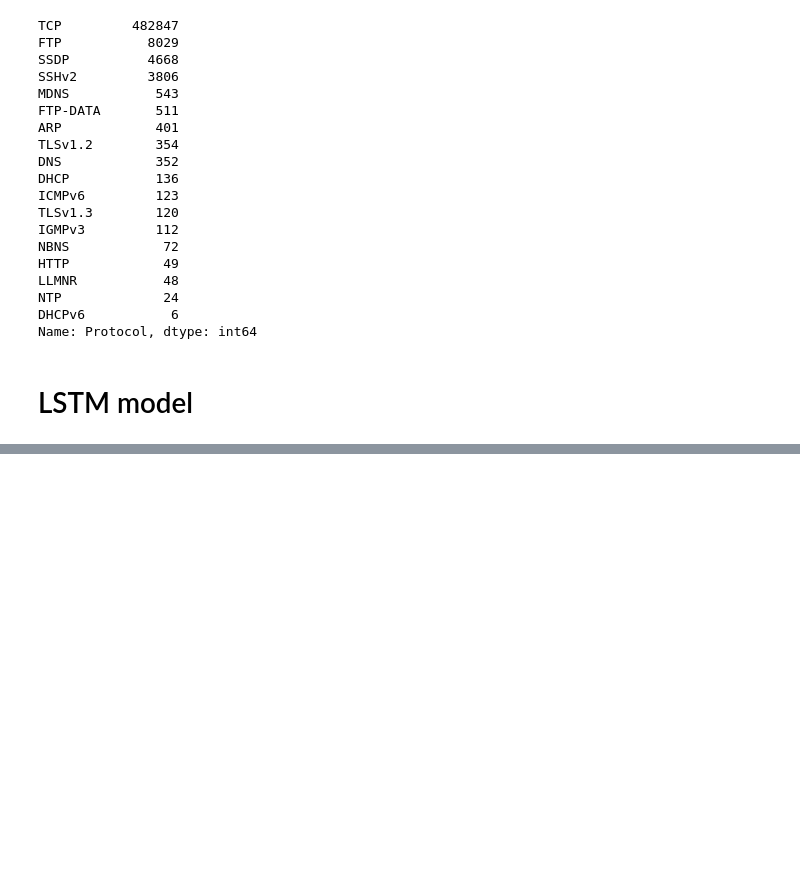
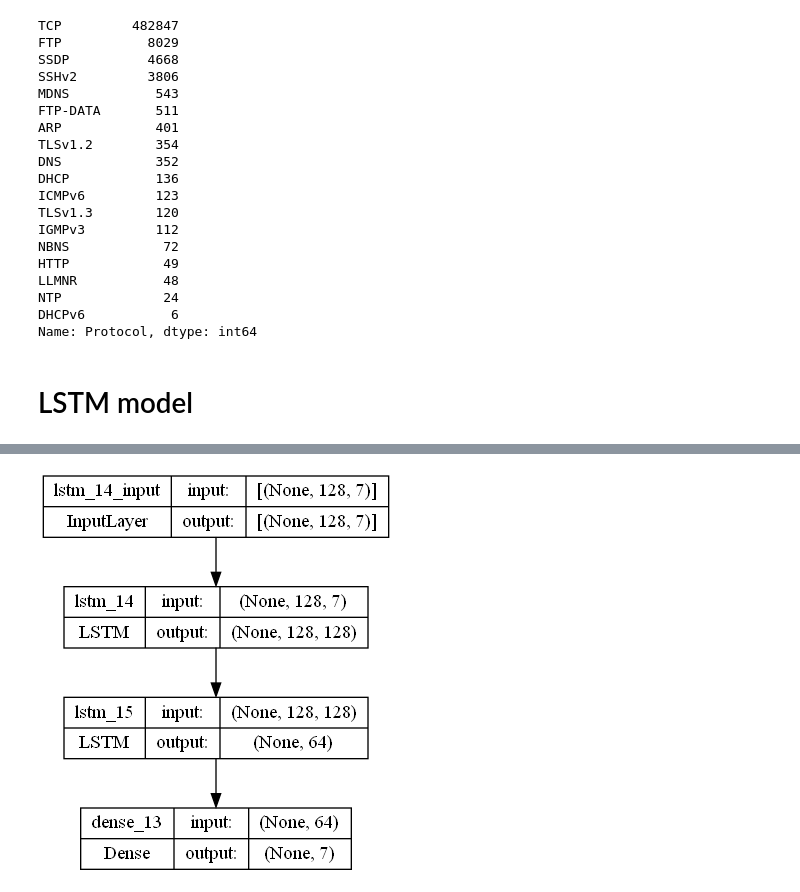
Before and after one commit to Enzo-hmdy/Secu_IOT_UQAC2, a Jupyter notebook: modell.ipynb, the cells around one changed output, grey strips where cells are left out. Drawn from its saved outputs; the diff is of its cells as text; code cells hidden in the pictures; blank space fills up the shorter version.

```diff
--- a/modell.ipynb
+++ b/modell.ipynb
@@ -167,8 +144,10 @@ test_df = test_df.reset_index(drop=True)
 print(train_df.dtypes)
 print(val_df.dtypes)
 print(test_df.dtypes)
-# window_size = 128
-train_df_data, train_target = prepare_data(train_df)
+window_size = 128
+train_df_data, train_target,label_encoder_train = prepare_data(train_df, window_size)
+val_df_data, val_target,label_encoder_val = prepare_data(val_df, window_size)
+test_df_data, test_target, label_encoder_test= prepare_data(test_df, window_size)
 # print("aaaaaaaaaaaaa",train_df_data.shape, train_target.shape)
 # val_df_data, val_target = prepare_data(val_df)
 # test_df_data, test_target = prepare_data(test_df)
@@ -206,0 +277,9 @@ NameError: name 'window_size' is not defined
+# %%
+#draw model
+from keras.utils.vis_utils import plot_model
+plot_model(smodel_stacked_LSTM, to_file='model_plot.png', show_shapes=True, show_layer_names=True)
+
+# plot single model
+plot_model(model_single_LSTM, to_file='model_plot.png', show_shapes=True, show_layer_names=True)
+# %% [output]
+[figure, added]
```
Also changed, not shown: parts of 11 cells of this notebook.
